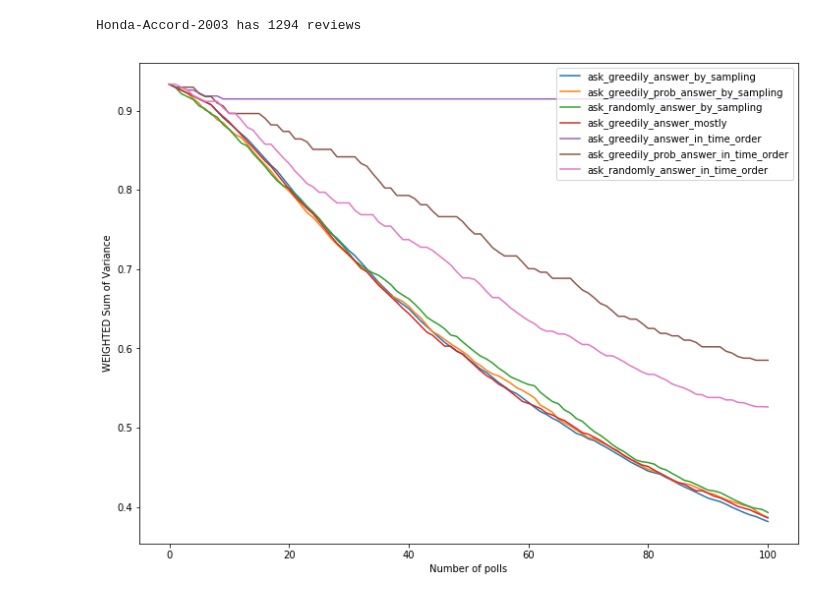
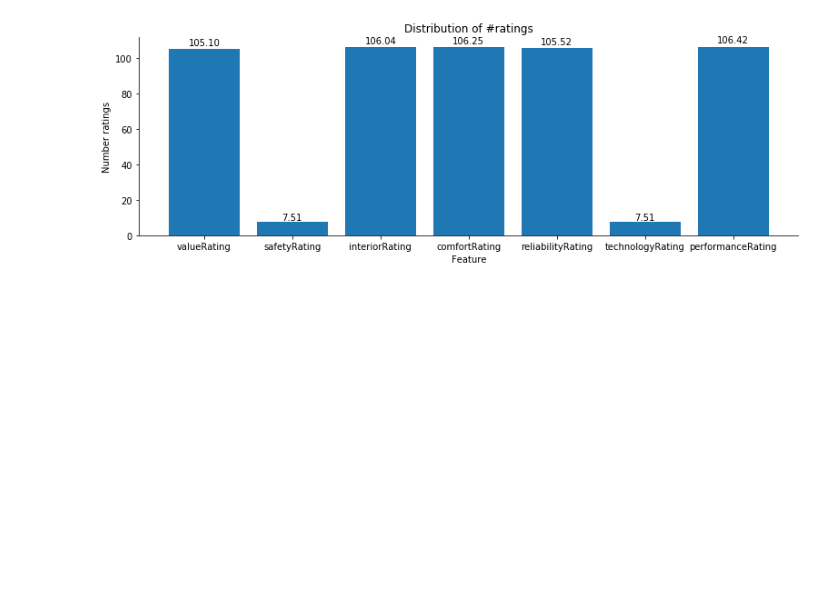
Before and after one commit to lexuanthongnhat/reviews-solicitation, a Jupyter notebook: Experiment.ipynb, the cells around one changed output. Cells and saved outputs as stored; diff of their text form; code cells hidden in the pictures; blank space fills up the shorter version.

```diff
--- a/Experiment.ipynb
+++ b/Experiment.ipynb
@@ -24 +34,25 @@ Criterion: WEIGHTED Sum of Variances
+# %%
+# Distribution of #feature_rating/product
+fig, ax = plt.subplots(figsize=(13, 4))
+features = list(dataset_profile.feature_to_ave_num_reviews_per_product.keys())
+num_ratings = list(dataset_profile.feature_to_ave_num_reviews_per_product.values())
+x_pos = np.arange(len(features))
+rects = ax.bar(x_pos, num_ratings)
+
+ax.set_xlabel('Feature')
+ax.set_ylabel('Number ratings')
+ax.set_title('Distribution of #ratings')
+ax.set_xticks(x_pos)
+ax.set_xticklabels(features)
+
+for rect, num_rating in zip(rects, num_ratings):
+    height = rect.get_height()
+    ax.text(rect.get_x() + rect.get_width() / 2., 1.01*height,
+            '{:.2f}'.format(num_rating), ha='center', va='bottom')
+
+ax.spines['right'].set_visible(False)
+ax.spines['top'].set_visible(False)
+plt.show()
+# %% [output]
+[figure, added]
 # %%
@@ -37,14 +86,0 @@ def plot_ask_methods(sim_stats):
-# %%
-%matplotlib inline
-import matplotlib.pyplot as plt
-import random
-
-car = random.choice(list(car_to_reviews.keys()))
-reviews = car_to_reviews[car]
-print('{} has {} reviews'.format(car, len(reviews)))
-
-sim_stats = car_to_result_stats[car]
-plot_ask_methods(sim_stats)
-# %% [output]
-Honda-Accord-2003 has 1294 reviews
-[figure, removed]
```
Also changed, not shown: parts of 6 cells of this notebook, 5 other files.
